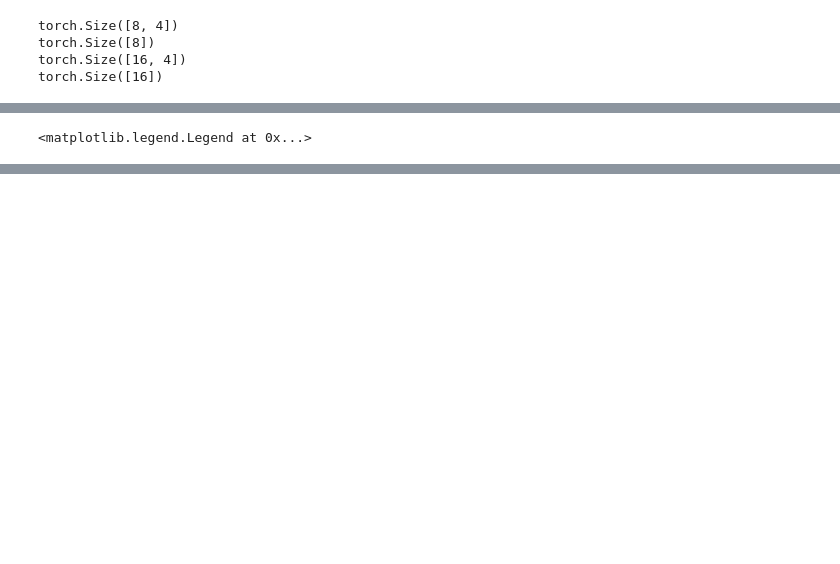
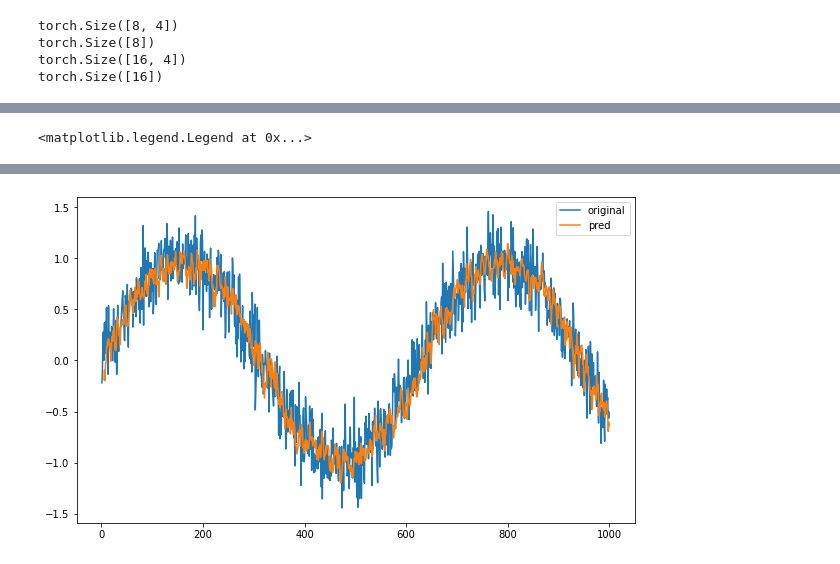
Before and after one commit to akansh12/d2l, a Jupyter notebook: 8.1_Sequence_Model.ipynb, the cells around one changed output, grey strips where cells are left out. Drawn from its saved outputs; the diff is of its cells as text; code cells hidden in the pictures; blank space fills up the shorter version.

```diff
--- a/8.1_Sequence_Model.ipynb
+++ b/8.1_Sequence_Model.ipynb
@@ -139,7 +143,7 @@ plt.legend()
 # %%
 onestep_preds = model(features)
 # %%
-plt.figure(figsize=(6,3))
+plt.figure(figsize=(10,6))
 plt.plot(time, x.numpy(), label = 'original')
 plt.plot(time[4:], onestep_preds.detach().numpy(), label = 'pred')
 plt.legend()
@@ -149,3 +152,4 @@ plt.legend()
+[figure, added]
 # %%
 n_train = 600
 # %%
```
Also changed, not shown: parts of 9 cells of this notebook, 1 other file.
